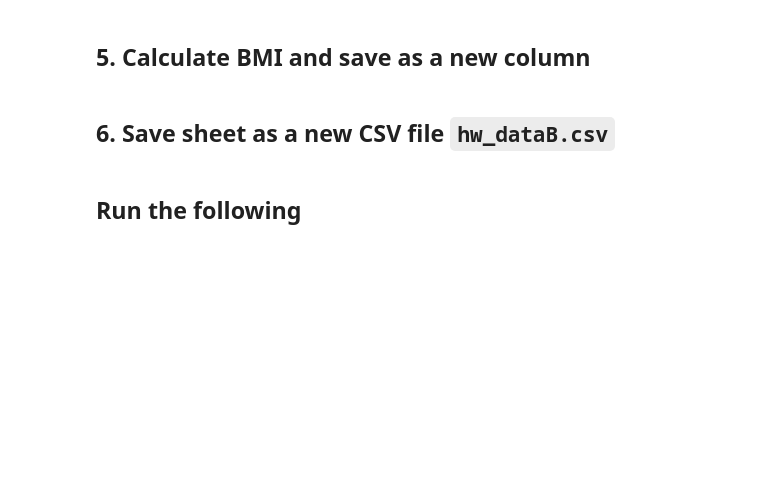
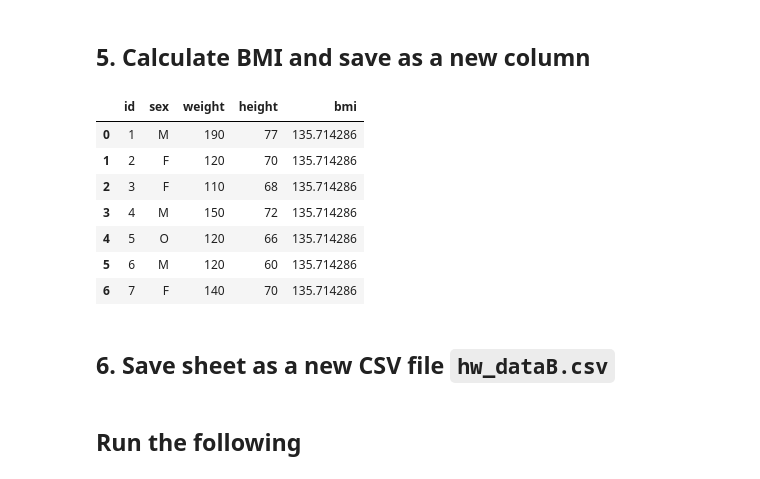
Before and after one commit to peoplecure/aap, a Jupyter notebook: 2-Copy1.ipynb, the cells around one changed output. Drawn from its saved outputs; the diff is of its cells as text; code cells hidden in the pictures; blank space fills up the shorter version.

```diff
--- a/2-Copy1.ipynb
+++ b/2-Copy1.ipynb
@@ -97,4 +212,17 @@ weights = [88, 83, 92, 74, 77]
 # %% [markdown]
 ## 5. Calculate BMI and save as a new column
+# %%
+health['bmi'] = np.average(health['weight'])
+
+health
+# %% [output]
+|  | id | sex | weight | height | bmi |
+| 0 | 1 | M | 190 | 77 | 135.714286 |
+| 1 | 2 | F | 120 | 70 | 135.714286 |
+| 2 | 3 | F | 110 | 68 | 135.714286 |
+| 3 | 4 | M | 150 | 72 | 135.714286 |
+| 4 | 5 | O | 120 | 66 | 135.714286 |
+| 5 | 6 | M | 120 | 60 | 135.714286 |
+| 6 | 7 | F | 140 | 70 | 135.714286 |
 # %% [markdown]
 ## 6. Save sheet as a new CSV file `hw_dataB.csv`
```
Also changed, not shown: parts of 19 cells of this notebook.
